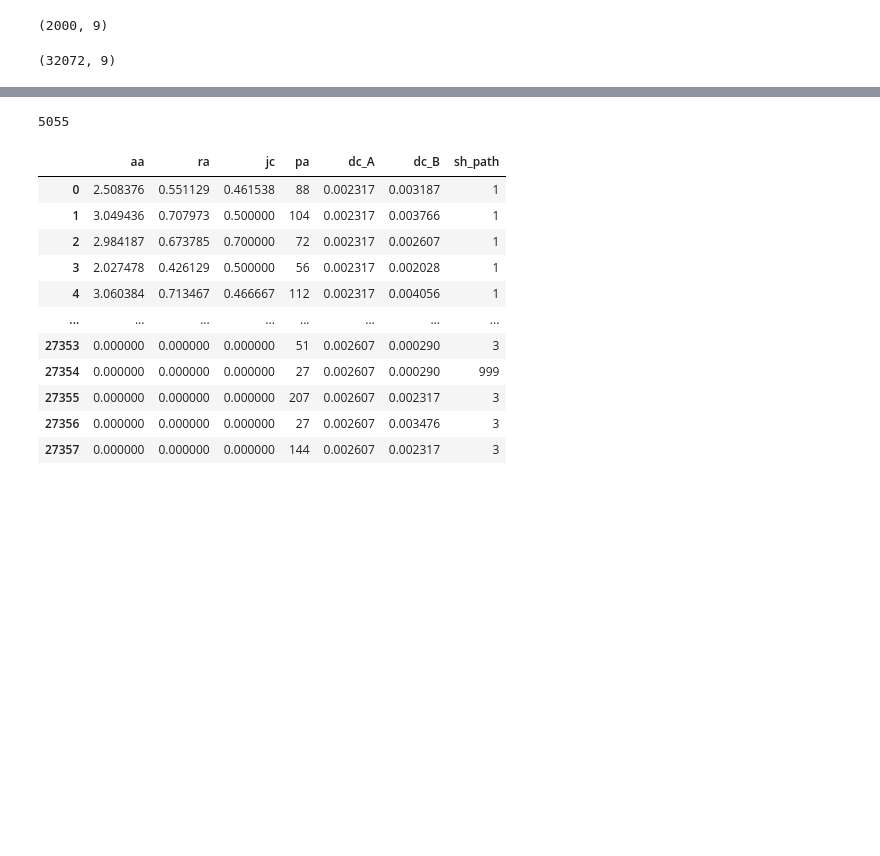
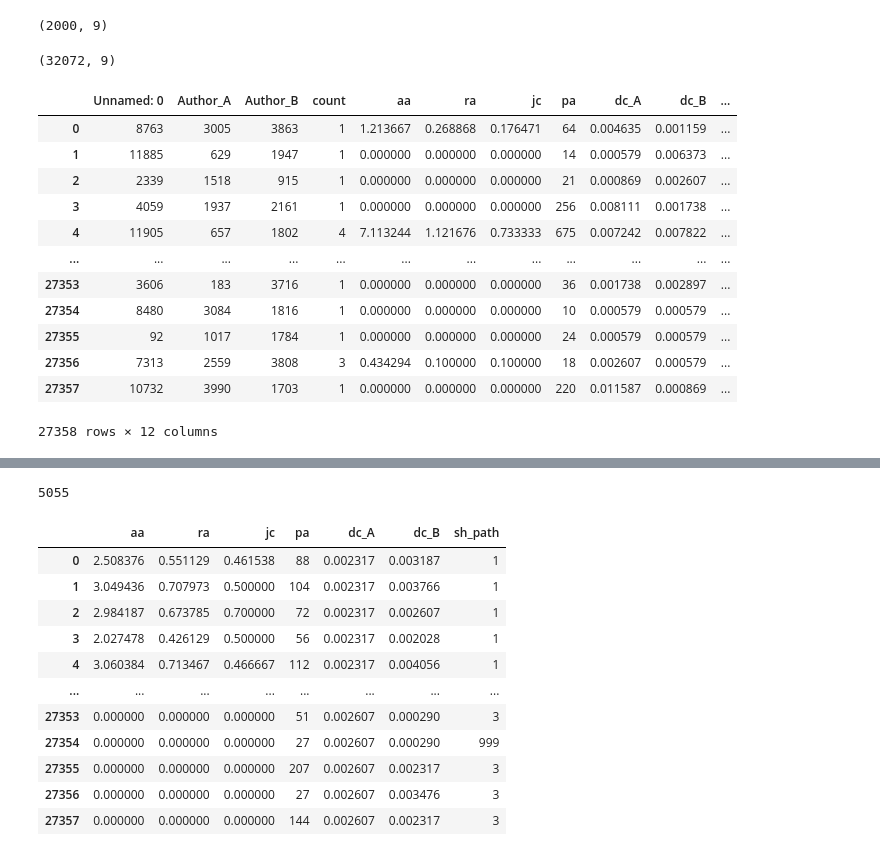
Before and after one commit to anankeman/paper_collaboration_prediction, a Jupyter notebook: Model.ipynb, the cells around one changed output, grey strips where cells are left out. Cells and saved outputs as stored; diff of their text form; code cells hidden in the pictures; blank space fills up the shorter version.

```diff
--- a/Model.ipynb
+++ b/Model.ipynb
@@ -53,3 +53,21 @@ test_full.shape
 train_full.shape
 # %% [output]
 (32072, 9)
+# %%
+from sklearn.utils import shuffle
+df_shuffled = shuffle(df, random_state=785291)
+df_shuffled.reset_index(drop=True)
+# %% [output]
+|  | Unnamed: 0 | Author_A | Author_B | count | aa | ra | jc | pa | dc_A | dc_B | ... |
+| 0 | 8763 | 3005 | 3863 | 1 | 1.213667 | 0.268868 | 0.176471 | 64 | 0.004635 | 0.001159 | ... |
+| 1 | 11885 | 629 | 1947 | 1 | 0.000000 | 0.000000 | 0.000000 | 14 | 0.000579 | 0.006373 | ... |
+| 2 | 2339 | 1518 | 915 | 1 | 0.000000 | 0.000000 | 0.000000 | 21 | 0.000869 | 0.002607 | ... |
+| 3 | 4059 | 1937 | 2161 | 1 | 0.000000 | 0.000000 | 0.000000 | 256 | 0.008111 | 0.001738 | ... |
+| 4 | 11905 | 657 | 1802 | 4 | 7.113244 | 1.121676 | 0.733333 | 675 | 0.007242 | 0.007822 | ... |
+| ... | ... | ... | ... | ... | ... | ... | ... | ... | ... | ... | ... |
+| 27353 | 3606 | 183 | 3716 | 1 | 0.000000 | 0.000000 | 0.000000 | 36 | 0.001738 | 0.002897 | ... |
+| 27354 | 8480 | 3084 | 1816 | 1 | 0.000000 | 0.000000 | 0.000000 | 10 | 0.000579 | 0.000579 | ... |
+| 27355 | 92 | 1017 | 1784 | 1 | 0.000000 | 0.000000 | 0.000000 | 24 | 0.000579 | 0.000579 | ... |
+| 27356 | 7313 | 2559 | 3808 | 3 | 0.434294 | 0.100000 | 0.100000 | 18 | 0.002607 | 0.000579 | ... |
+| 27357 | 10732 | 3990 | 1703 | 1 | 0.000000 | 0.000000 | 0.000000 | 220 | 0.011587 | 0.000869 | ... |
+27358 rows × 12 columns
```
Also changed, not shown: parts of 17 cells of this notebook.
